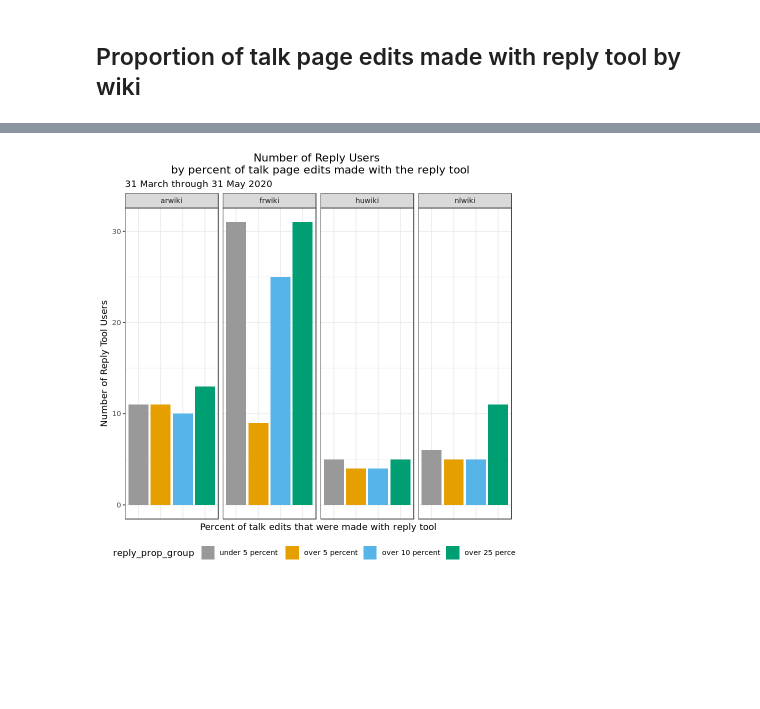
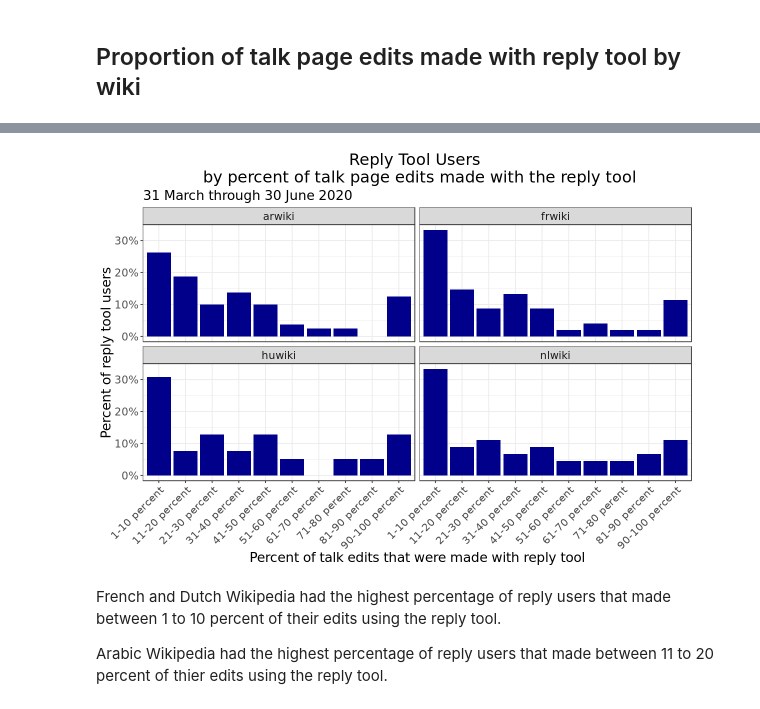
Before and after one commit to wikimedia-research/Reply-tools-analysis-2021, a Jupyter notebook: Replying-Tool-Adoption-Metrics.ipynb, the cells around one changed output, grey strips where cells are left out. Saved outputs shown, nothing was run; the diff lists cells and outputs as text; code cells hidden in the pictures; blank space fills up the shorter version.

Commit message:
adjusted binwidth for charts

```diff
--- a/Replying-Tool-Adoption-Metrics.ipynb
+++ b/Replying-Tool-Adoption-Metrics.ipynb
@@ -710,2 +823,13 @@ prop_reply_edits_clean$reply_prop_group <- factor(prop_reply_edits_clean$reply_p
+# %%
+
+#Divide reply edits int0 edit count groups with bin width set to 5 edits
+b <- c(0, 10, 20, 30, 40, 50, 60, 70, 80, 90, 100)
+names <- c('1-10 percent', '11-20 percent', '21-30 percent', '31-40 percent', '41-50 percent',
+           '51-60 percent', '61-70 percent', '71-80 perent', '81-90 percent', '90-100 percent')
+
+prop_reply_edits_clean <- prop_reply_edits %>%
+    group_by(user, wiki) %>%
+    mutate(pct_reply = reply_edits/talk_edits * 100,
+           reply_prop_group = cut(pct_reply, breaks = b, labels = names))
 # %% [markdown]
 ## Overall proportion of user talk page edits made with reply tool
@@ -735,8 +940,8 @@ A tibble: 4 × 3
 prop_reply_edits_bywiki <- prop_reply_edits_clean %>%
     filter(!is.na(reply_prop_group)) %>% # a couple cases where there is a reply edit but not talk edit
     group_by(wiki, reply_prop_group) %>%
-    summarise(n_users = sum(n_users)) %>%
-     spread(reply_prop_group, n_users)
+    summarise(n_users = n()) %>%
+    mutate(percent_reply_users = n_users/sum(n_users))
 
 
 prop_reply_edits_bywiki
@@ -756,27 +968,29 @@ prop_reply_edits_bywiki_prop <- prop_reply_edits_clean %>%
 # %%
 # graph of per wiki numbers
 
-cbPalette <- c("#999999", "#E69F00", "#56B4E9", "#009E73", "#F0E442")
-
-p <- prop_reply_edits_clean %>%
-    filter(!is.na(reply_prop_group)) %>% # a couple cases where there is a reply edit but not talk edit
-    ggplot(aes(x=reply_prop_group, y = n_users, fill = reply_prop_group)) +
-    geom_col() +
-    facet_grid(~wiki) +
-    labs (y = "Number of Reply Tool Users",
+p <- prop_reply_edits_bywiki %>%
+    ggplot(aes(x=reply_prop_group, y = percent_reply_users)) +
+    geom_col(fill = 'darkblue') +
+    facet_wrap(~wiki) +
+    scale_y_continuous(labels = scales::percent) +
+    labs (y = "Percent of reply tool users",
           x = "Percent of talk edits that were made with reply tool",
-         title = "Number of Reply Users \n by percent of talk page edits made with the reply tool",
-         subtitle = "31 March through 31 May 2020")  +
+         title = "Reply Tool Users \n by percent of talk page edits made with the reply tool",
+         subtitle = "31 March through 30 June 2020")  +
      theme_bw() +
-    scale_fill_manual(values=cbPalette) +
-   theme(axis.text.x=element_blank(),
-        axis.ticks.x=element_blank(),
-        legend.position = "bottom",
-        plot.title = element_text(hjust = 0.5))
+   theme(
+        plot.title = element_text(hjust = 0.5),
+        text = element_text(size=16),
+        axis.text.x = element_text(angle=45, hjust=1),
+       legend.position = "none")
 
 
 p
 # %% [output]
-[figure, old version]
+[figure, new version]
 # %%
 ggsave("Figures/prop_reply_edits_bywiki.png", p, width = 16, height = 8, units = "in", dpi = 300)
+# %% [markdown]
+French and Dutch Wikipedia had the highest percentage of reply users that made between 1 to 10 percent of their edits using the reply tool.
+
+Arabic Wikipedia had the highest percentage of reply users that made between 11 to 20 percent of thier edits using the reply tool.
```
Also changed, not shown: parts of 90 cells of this notebook, 11 other files.
